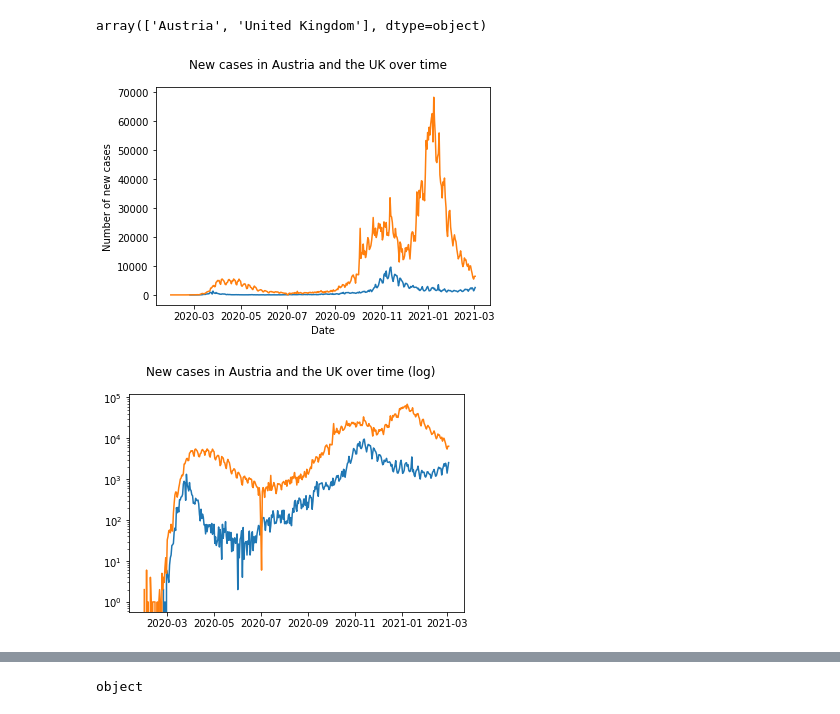
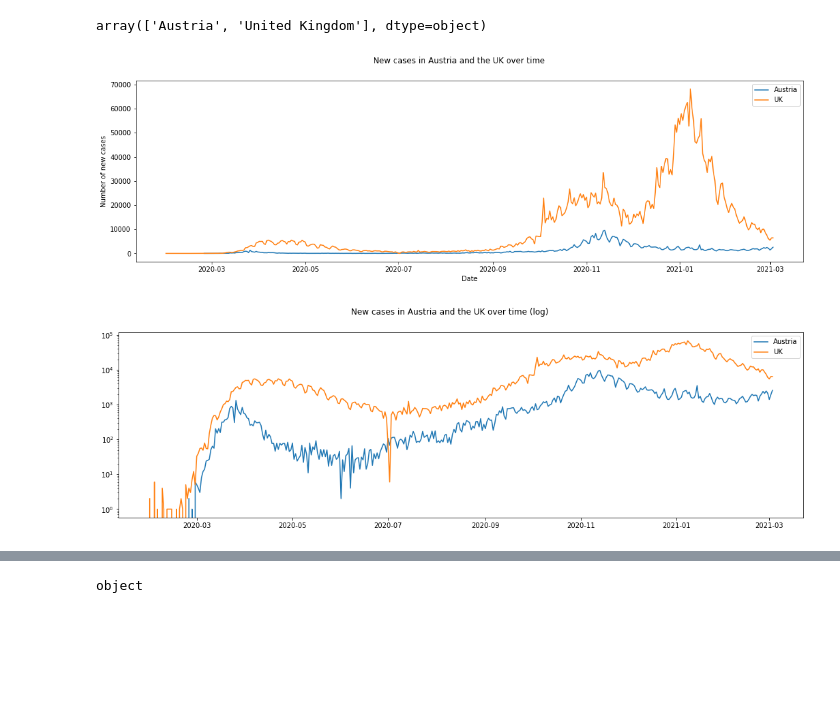
Before and after one commit to acumpelik/DataVisualizationClass, a Jupyter notebook: Week 2/DataVis2021_Assignment2_Cumpelik.ipynb, the cells around one changed output, grey strips where cells are left out. Cells and saved outputs as stored; diff of their text form; code cells hidden in the pictures; blank space fills up the shorter version.

Commit message:
finished plotting reproduction rate and added legends

```diff
--- a/Week 2/DataVis2021_Assignment2_Cumpelik.ipynb
+++ b/Week 2/DataVis2021_Assignment2_Cumpelik.ipynb
@@ -122,43 +122,40 @@ array(['Austria', 'United Kingdom'], dtype=object)
 # %%
 # Group new cases by country
 new_by_country = df.groupby("location")['new_cases']
 date = df.groupby("location")['date']
 
 # Select new cases for each country
 new_cases_AT = new_by_country.get_group("Austria")
 new_cases_UK = new_by_country.get_group("United Kingdom")
 date_AT = date.get_group("Austria")
 date_AT = pd.to_datetime(date_AT)
 date_UK = date.get_group("United Kingdom")
 date_UK = pd.to_datetime(date_UK)
 
-# R value
-reproduction_rate = df.groupby("location")['reproduction_rate']
-r_AT = reproduction_rate.get_group("Austria")
-r_UK = reproduction_rate.get_group("United Kingdom")
-
 # Plot
 plt.close()
-fig = plt.figure()
+fig = plt.figure(figsize=(18,5))
 fig.suptitle("New cases in Austria and the UK over time")
 
 ax = fig.add_subplot(1,1,1)
 # ax.set_legend()
 ax.set_xlabel("Date")
 ax.set_ylabel("Number of new cases")
 ax.set_yscale("linear")
 ax.plot(date_AT, new_cases_AT)
 ax.plot(date_UK, new_cases_UK)
+ax.legend(("Austria", "UK"))
 plt.show()
 # %% [output]
-[figure, old version]
+[figure, new version]
 # %%
-fig = plt.figure()
+fig = plt.figure(figsize=(18,5))
 ax = fig.add_subplot(1,1,1)
 fig.suptitle("New cases in Austria and the UK over time (log)")
 ax.plot(date_AT, new_cases_AT)
 ax.plot(date_UK, new_cases_UK)
+ax.legend(("Austria", "UK"))
 ax.set_yscale("log")
 plt.show()
 # %% [output]
-[figure, old version]
+[figure, new version]
```
Also changed, not shown: parts of 5 cells of this notebook.
